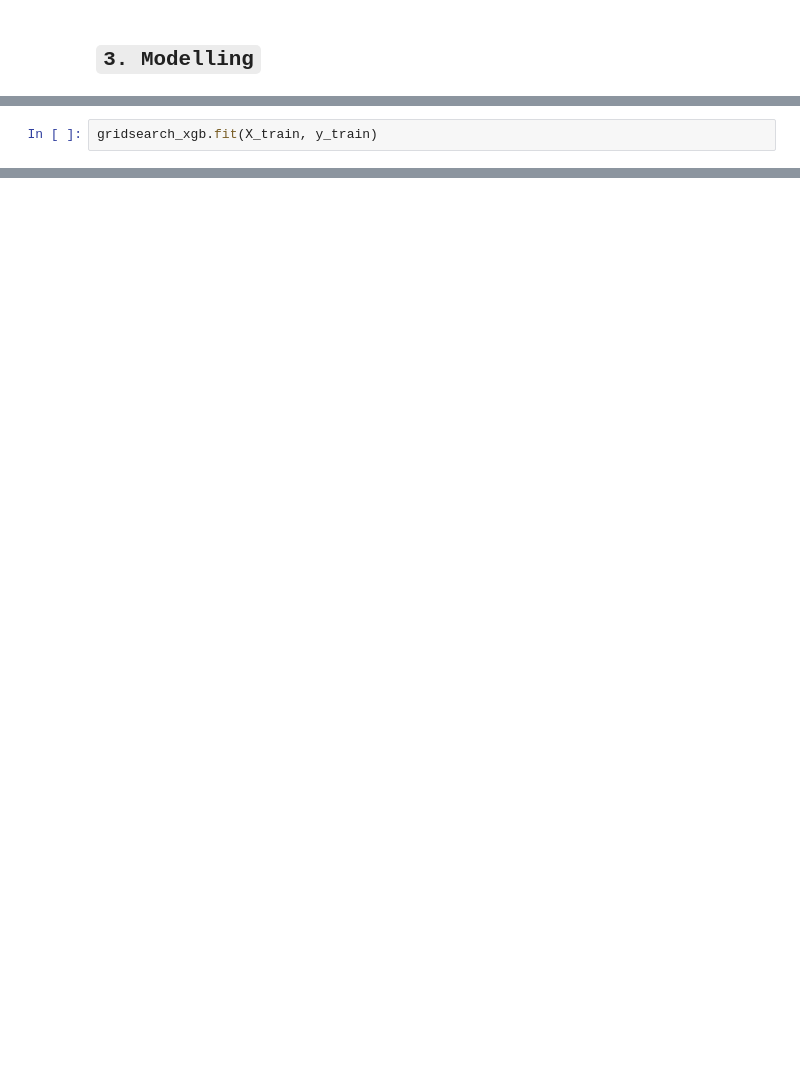
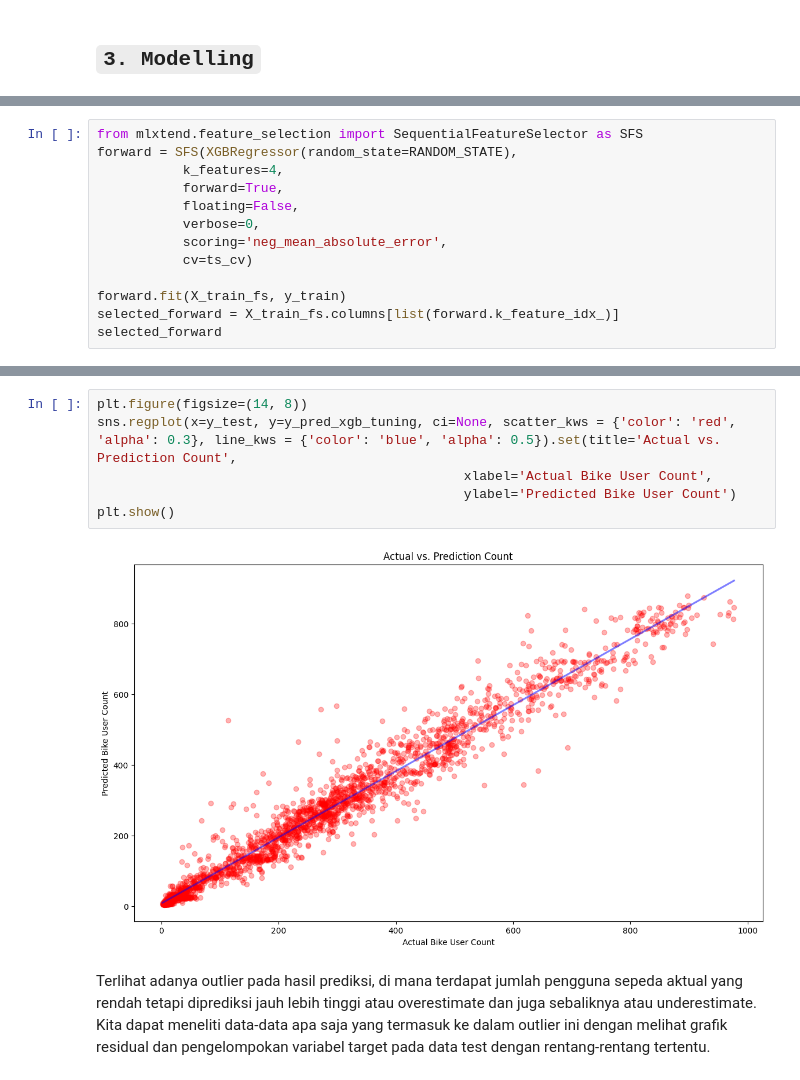
Before and after one commit to nheryanto/capital-bikeshare, a Jupyter notebook: notebooks/2.0-modelling-analysis.ipynb, the cells around one changed output, grey strips where cells are left out. Saved outputs shown, nothing was run; the diff lists cells and outputs as text; blank space fills up the shorter version.

```diff
--- a/notebooks/2.0-modelling-analysis.ipynb
+++ b/notebooks/2.0-modelling-analysis.ipynb
@@ -564,2 +429,0 @@ df_xgb[abs(df_xgb['residual']) == abs(df_xgb['residual']).max()]
-# %%
-gridsearch_xgb.fit(X_train, y_train)
@@ -640,0 +532,13 @@ score_before_tuning
+# %%
+from mlxtend.feature_selection import SequentialFeatureSelector as SFS
+forward = SFS(XGBRegressor(random_state=RANDOM_STATE),
+           k_features=4,
+           forward=True,
+           floating=False,
+           verbose=0,
+           scoring='neg_mean_absolute_error',
+           cv=ts_cv)
+
+forward.fit(X_train_fs, y_train)
+selected_forward = X_train_fs.columns[list(forward.k_feature_idx_)]
+selected_forward
@@ -642,0 +748,10 @@ score_after_tuning
+# %%
+plt.figure(figsize=(14, 8))
+sns.regplot(x=y_test, y=y_pred_xgb_tuning, ci=None, scatter_kws = {'color': 'red', 'alpha': 0.3}, line_kws = {'color': 'blue', 'alpha': 0.5}).set(title='Actual vs. Prediction Count',
+                                               xlabel='Actual Bike User Count',
+                                               ylabel='Predicted Bike User Count')
+plt.show()
+# %% [output]
+[figure, added]
+# %% [markdown]
+Terlihat adanya outlier pada hasil prediksi, di mana terdapat jumlah pengguna sepeda aktual yang rendah tetapi diprediksi jauh lebih tinggi atau overestimate dan juga sebaliknya atau underestimate. Kita dapat meneliti data-data apa saja yang termasuk ke dalam outlier ini dengan melihat grafik residual dan pengelompokan variabel target pada data test dengan rentang-rentang tertentu.
```
Also changed, not shown: parts of 106 cells of this notebook, 8 other files.
